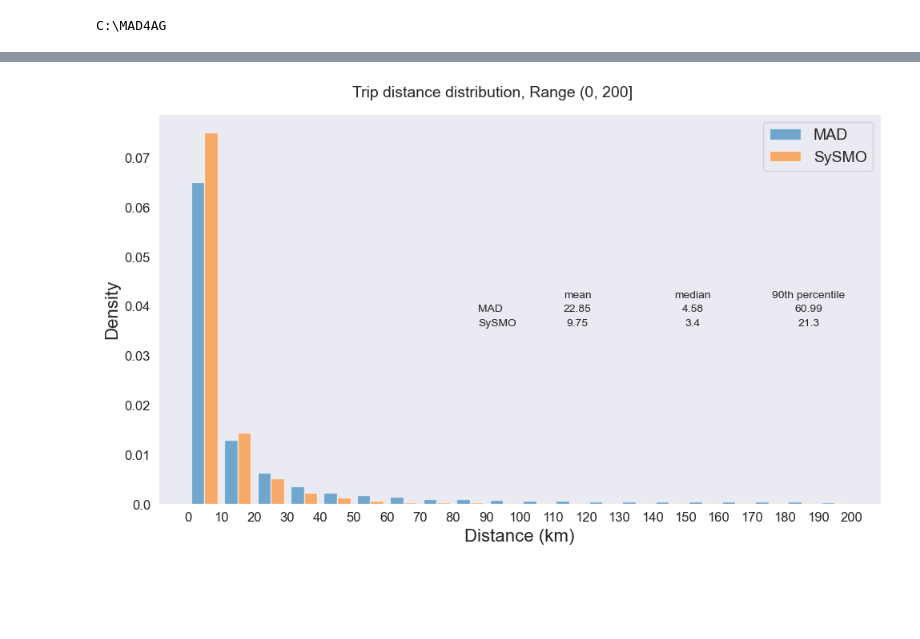
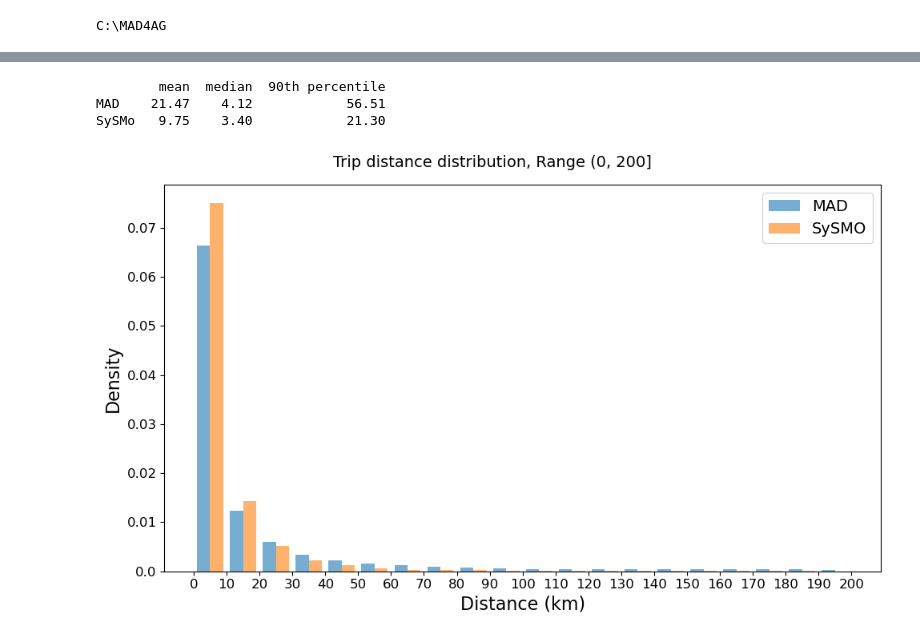
Before and after one commit to tozlucaglar/MAD4AG, a Jupyter notebook: src/9.1-Trip-distance-evaluation.ipynb, the cells around one changed output, grey strips where cells are left out. Drawn from its saved outputs; the diff is of its cells as text; code cells hidden in the pictures; blank space fills up the shorter version.

```diff
--- a/src/9.1-Trip-distance-evaluation.ipynb
+++ b/src/9.1-Trip-distance-evaluation.ipynb
@@ -18,7 +18,7 @@ warnings.filterwarnings('ignore')
 # %% [output]
 C:\MAD4AG
 # %%
-file = r'.\dbs\twins\03-19-schedule-0.pkl'
+file = r'.\dbs\twins\03-21-schedule-0.pkl'
 
 df_act_schedule_0 = pd.read_pickle(file)
 # %%
@@ -50,39 +48,52 @@ df_syn_act_plan_dist['trip_distance']=df_syn_act_plan_dist['trip_distance']/1000
 df_act_schedule_0_dist['wt_i'] = df_act_schedule_0_dist['wt'].round(0).astype(int)
 
 df_act_schedule_0_dist = pd.DataFrame(np.repeat(df_act_schedule_0_dist.values, df_act_schedule_0_dist['wt_i'].replace(0,1).tolist(), axis=0), columns=df_act_schedule_0_dist.columns)
+# %%
+MAD_mean=df_act_schedule_0_dist['trip_distance'].mean().round(decimals=2)
+MAD_median=df_act_schedule_0_dist['trip_distance'].median().round(decimals=2)
+MAD_90=np.round(df_act_schedule_0_dist['trip_distance'].quantile(0.9),2)
+SySMO_mean=df_syn_act_plan_dist['trip_distance'].mean().round(decimals=2)
+SySMO_median=df_syn_act_plan_dist['trip_distance'].median().round(decimals=2)
+SySMO_90=df_syn_act_plan_dist['trip_distance'].quantile(0.9).round(decimals=2)
+#
+print(pd.DataFrame(index=['MAD', 'SySMo'],data=[[MAD_mean,MAD_median,MAD_90],[SySMO_mean,SySMO_median,SySMO_90]],columns=['mean','median','90th percentile']))
+# %% [output]
+        mean  median  90th percentile
+MAD    21.47    4.12            56.51
+SySMo   9.75    3.40            21.30
 # %%
 fig, (ax0) = plt.subplots(nrows=1, ncols=1, figsize = (10, 6))
 
 
 ax0.hist([df_act_schedule_0_dist['trip_distance'][df_act_schedule_0_dist['trip_distance']<201],df_syn_act_plan_dist['trip_distance'][df_syn_act_plan_dist['trip_distance']<201]], density=True, histtype='bar', alpha=0.6, bins=range(0,201,10), label=['MAD','SySMO'])
 
 ax0.grid(visible=False)
 
 ax0.legend( prop={'size': 14}, fontsize=14)
 ax0.set_xlabel('Distance (km)', fontsize=16)
 ax0.set_xticks(range(0,201,10),range(0,201,10), fontsize=12)
 ax0.set_yticklabels(np.arange(0.00, 0.07, 0.01), fontsize=12)
 ax0.set_ylabel('Density', fontsize=16)
 
 
-MAD_mean=df_act_schedule_0_dist['trip_distance'].mean().round(decimals=2)
-MAD_median=df_act_schedule_0_dist['trip_distance'].median().round(decimals=2)
-MAD_90=np.round(df_act_schedule_0_dist['trip_distance'].quantile(0.9),2)
-SySMO_mean=df_syn_act_plan_dist['trip_distance'].mean().round(decimals=2)
-SySMO_median=df_syn_act_plan_dist['trip_distance'].median().round(decimals=2)
-SySMO_90=df_syn_act_plan_dist['trip_distance'].quantile(0.9).round(decimals=2)
-#
-ax0.table(cellText=[[MAD_mean,MAD_median,MAD_90], [SySMO_mean,SySMO_median,SySMO_90]],
-          cellLoc='center',
-                  colWidths = [0.16]*3,
-                  rowLabels=['MAD','SySMO'],
-                  colLabels=['mean','median','90th percentile'],
-                  loc='center right',edges='open')
+# MAD_mean=df_act_schedule_0_dist['trip_distance'].mean().round(decimals=2)
+# MAD_median=df_act_schedule_0_dist['trip_distance'].median().round(decimals=2)
+# MAD_90=np.round(df_act_schedule_0_dist['trip_distance'].quantile(0.9),2)
+# SySMO_mean=df_syn_act_plan_dist['trip_distance'].mean().round(decimals=2)
+# SySMO_median=df_syn_act_plan_dist['trip_distance'].median().round(decimals=2)
+# SySMO_90=df_syn_act_plan_dist['trip_distance'].quantile(0.9).round(decimals=2)
+# #
+# ax0.table(cellText=[[MAD_mean,MAD_median,MAD_90], [SySMO_mean,SySMO_median,SySMO_90]],
+#           cellLoc='center',
+#                   colWidths = [0.16]*3,
+#                   rowLabels=['MAD','SySMO'],
+#                   colLabels=['mean','median','90th percentile'],
+#                   loc='center right',edges='open')
 
 
 fig.suptitle('Trip distance distribution, Range (0, 200]' , fontsize=14)
 fig.tight_layout()
-#plt.savefig("./figures/trip_distance_MAD_SySMO.png")
+plt.savefig("./figures/trip_distance_MAD_SySMO.png")
 plt.show()
 # %% [output]
-[figure, old version]
+[figure, new version]
```
Also changed, not shown: parts of 7 cells of this notebook, 12 other files.
